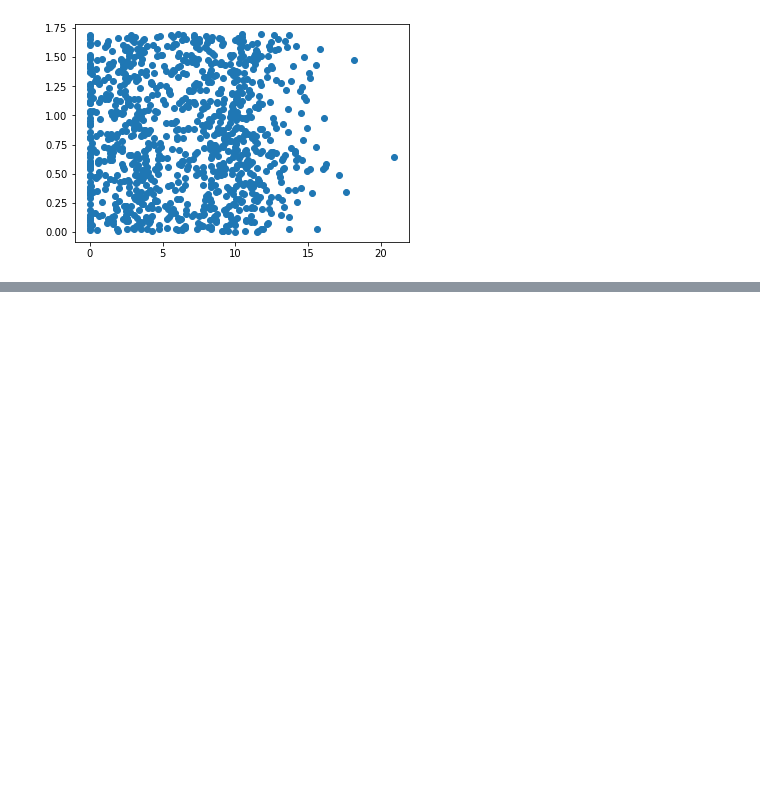
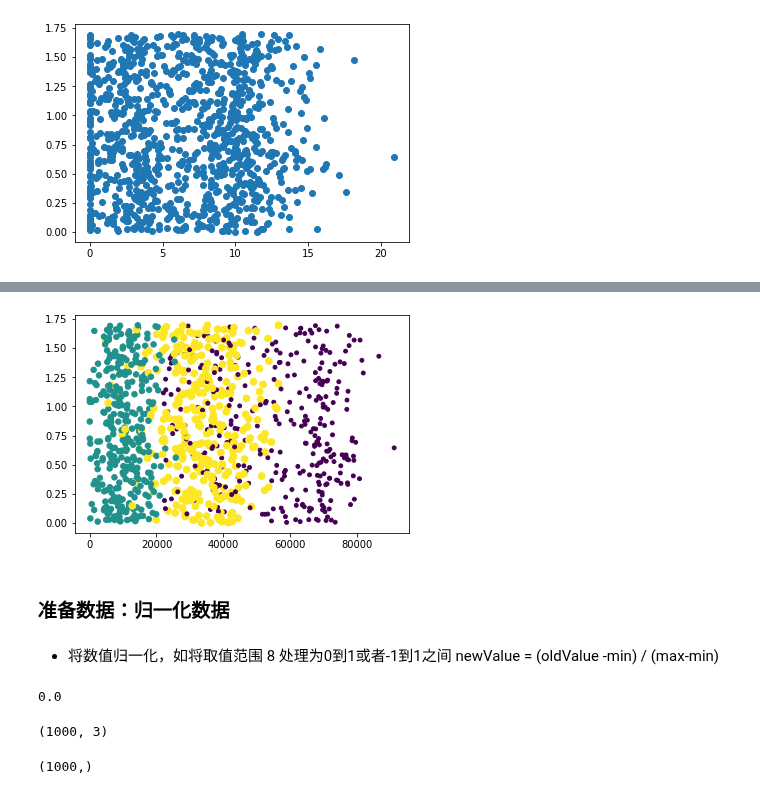
Before and after one commit to OcaenEyes/ML, a Jupyter notebook: k-近邻算法/案例-使用k-近邻算法改进约会网站的配对效果.ipynb, the cells around one changed output, grey strips where cells are left out. Saved outputs shown, nothing was run; the diff lists cells and outputs as text; code cells hidden in the pictures; blank space fills up the shorter version.

```diff
--- a/k-近邻算法/案例-使用k-近邻算法改进约会网站的配对效果.ipynb
+++ b/k-近邻算法/案例-使用k-近邻算法改进约会网站的配对效果.ipynb
@@ -93,0 +87,34 @@ UFuncTypeError: ufunc 'multiply' did not contain a loop with signature matching
+# %%
+fig=  plt.figure()
+ax = fig.add_subplot(111)
+# 第二列和第三列数据
+ax.scatter(datingDataMat[:,0], datingDataMat[:,2], 15.0*np.array(datingLabels) , 15.0*np.array(datingLabels))
+plt.show()
+# %% [output]
+[figure, added]
+# %% [markdown]
+### 准备数据：归一化数据
+# %% [markdown]
+- 将数值归一化，如将取值范围 8 处理为0到1或者-1到1之间
+newValue = (oldValue -min) / (max-min)
+# %%
+def autoNorm(dataSet):
+    minVals = dataSet.min(0)
+    maxVals = dataSet.max(0)
+    ranges = maxVals- minVals
+    normDataSet = np.zeros(np.shape(dataSet))
+    m = dataSet.shape(0) # 行数
+    print(m)
+    normDataSet = dataSet - np.tile(minVals , (m,1))
+    normDataSet = normDataSet / np.tile(ranges,(m,1))
+    retun normDataSet,ranges,minVals
+# %% [output]
+0.0
+# %%
+datingDataMat.shape
+# %% [output]
+(1000, 3)
+# %%
+datingDataMat.min(1).shape
+# %% [output]
+(1000,)
```
Also changed, not shown: parts of 8 cells of this notebook.
